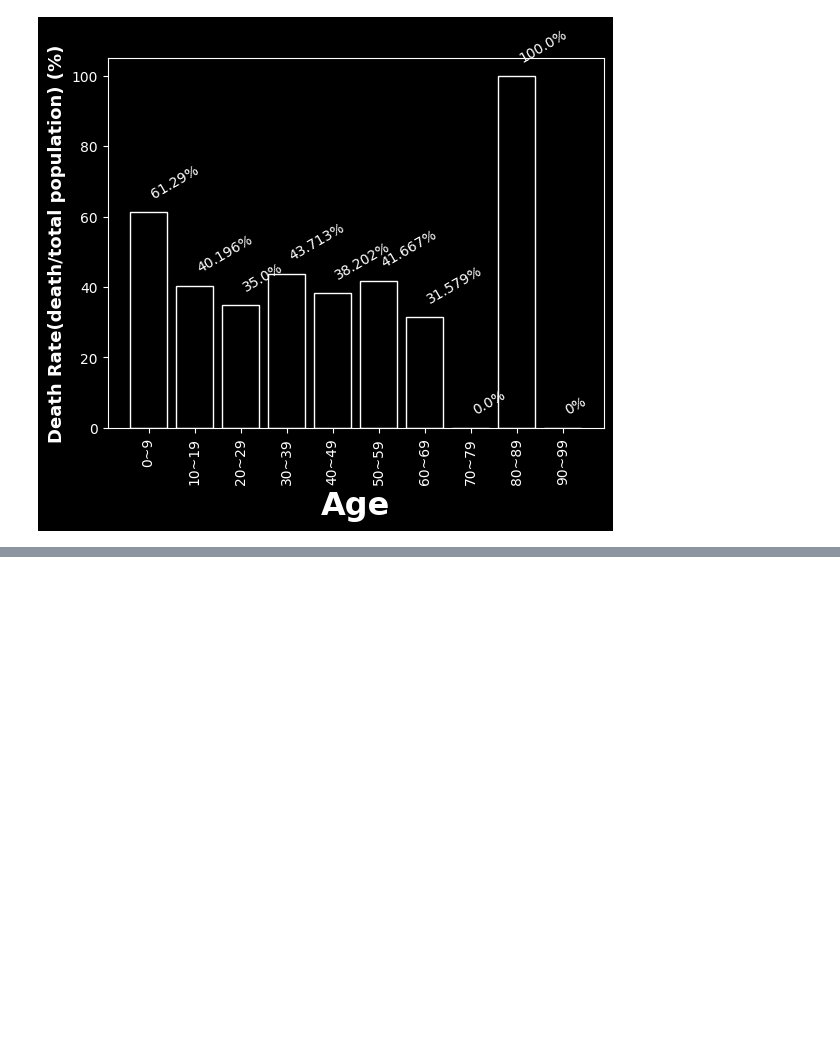
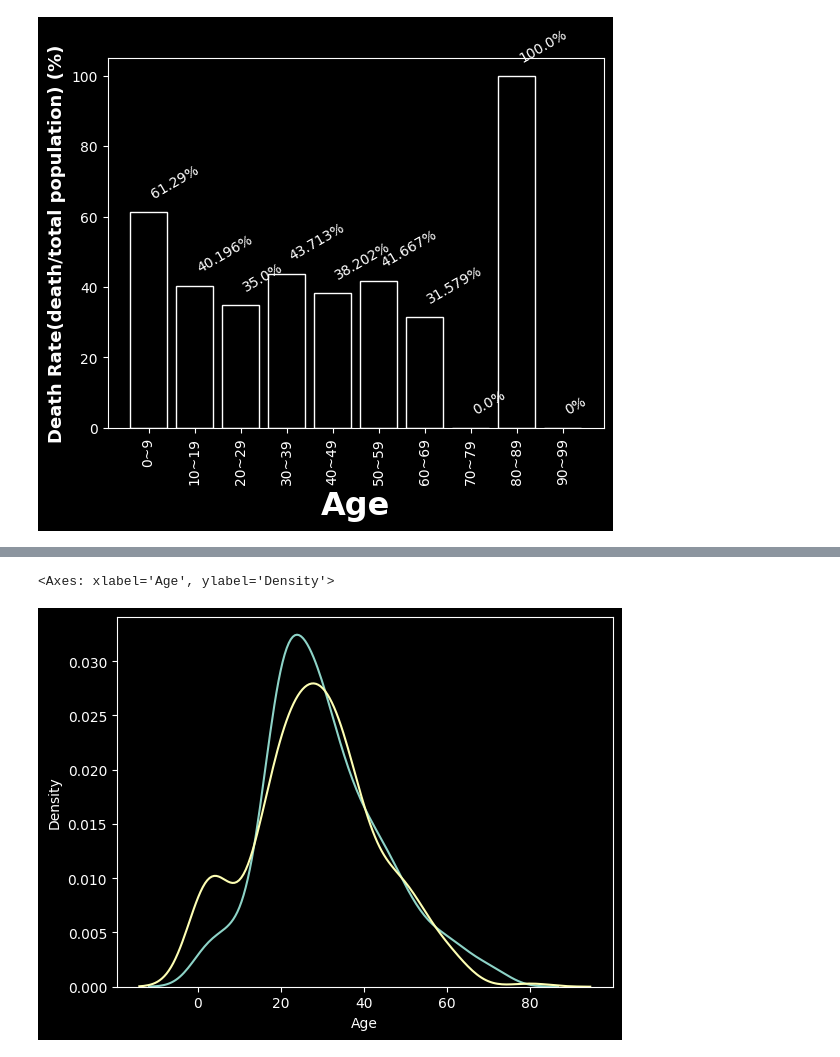
Before and after one commit to Dri111/2023-1-OC-AI-Study, a Jupyter notebook: Week2/02_Viz.ipynb, the cells around one changed output, grey strips where cells are left out. Cells and saved outputs as stored; diff of their text form; code cells hidden in the pictures; blank space fills up the shorter version.

```diff
--- a/Week2/02_Viz.ipynb
+++ b/Week2/02_Viz.ipynb
@@ -440,0 +519,18 @@ plt.show()
+# %%
+import matplotlib.pyplot as plt
+import pandas as pd
+import seaborn as sns
+plt.style.use('dark_background')
+dfr=pd.read_csv('./train.csv')
+df=dfr[['Age','Survived']].sort_values('Age').dropna()
+ndfs=df.query('Survived==0')['Age']
+sns.kdeplot(ndfs)
+ndfs=df.query('Survived==1')['Age']
+sns.kdeplot(ndfs)
+#plt.xlabel("Age",fontweight='bold',fontsize=23)
+#plt.ylabel("Death Rate(death/total population) (%)",fontweight='bold',fontsize=13)
+#plt.xticks(rotation=90)
+#plt.show()
+# %% [output]
+<Axes: xlabel='Age', ylabel='Density'>
+[figure, added]
```
Also changed, not shown: parts of 1 cell of this notebook, 5 other files.
